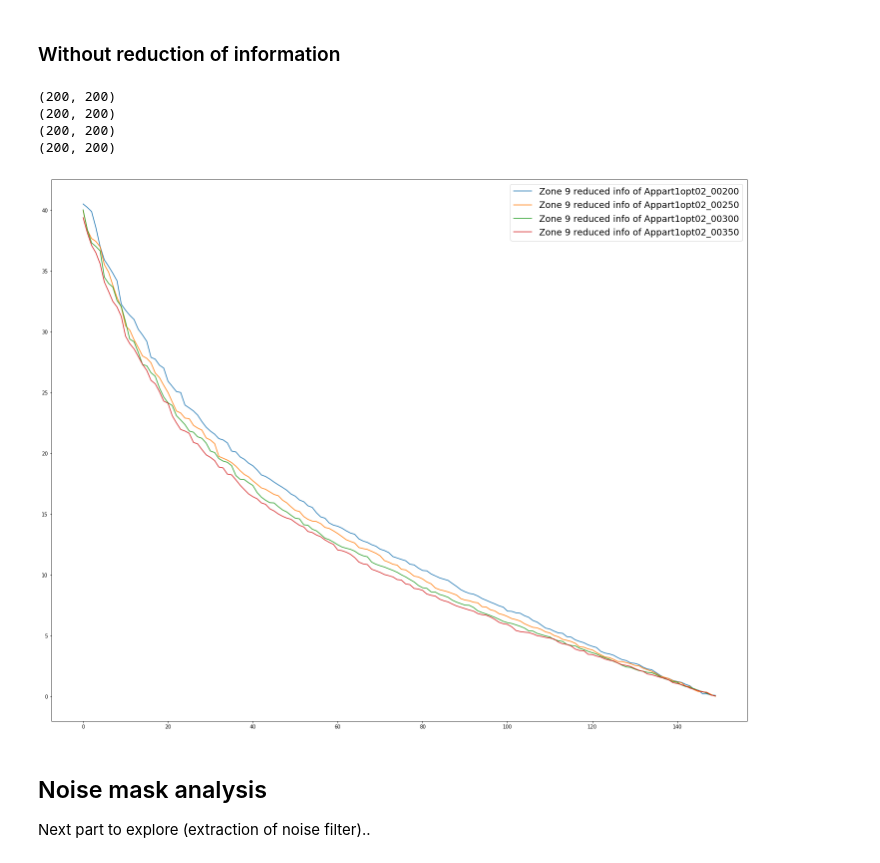
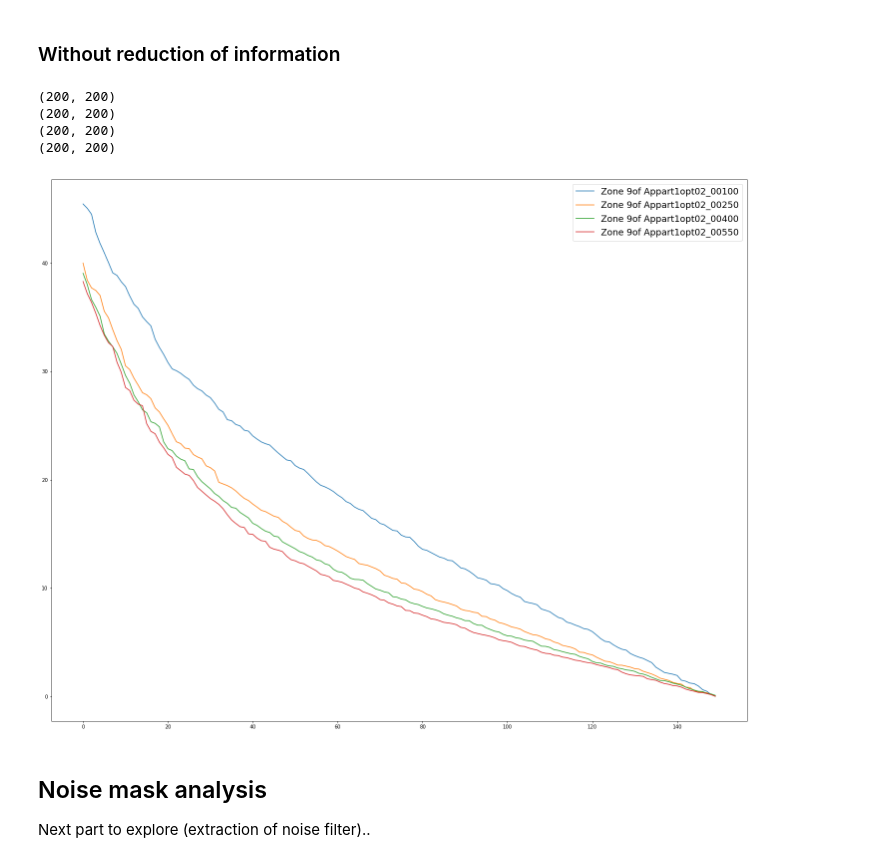
Before and after one commit to prise-3d/Thesis-NoiseDetection-attributes, a Jupyter notebook: analysis/svd_reconstruction_analysis.ipynb, the cells around one changed output. Cells and saved outputs as stored; diff of their text form; code cells hidden in the pictures.

```diff
--- a/analysis/svd_reconstruction_analysis.ipynb
+++ b/analysis/svd_reconstruction_analysis.ipynb
@@ -85,7 +87,7 @@ def diff_between_images(noisy, ref):
 
     return ref - noisy
 # %%
-def display_sv_data(dict_data, zones_data, interval):
+def display_sv_data(dict_data, zones_data, interval, reduced=True):
 
     scene_name = dict_data['name']
     image_indices = dict_data['indices']
@@ -101,7 +103,15 @@ def display_sv_data(dict_data, zones_data, interval):
         U, s, V = metrics.get_SVD(zone)
 
         data = s[begin:end]
-        plt.plot(data, label='Zone ' + str(zone_indice) + ' reduced info of ' + scene_name + '_' + str(image_indices[id_img]))
+
+        label_plt = 'Zone ' + str(zone_indice)
+
+        if reduced:
+            label_plt += ' reduced info '
+
+        label_plt += 'of ' + scene_name + '_' + str(image_indices[id_img])
+
+        plt.plot(data, label=label_plt)
 
     plt.legend(fontsize=18)
     plt.show()
@@ -111,7 +121,7 @@ def display_sv_data(dict_data, zones_data, interval):
 # start 00020 - ref 00900 - step 10
 dict_appart = {'name': 'Appart1opt02',
                'prefix': 'appartAopt_',
-               'indices': ["00200","00250","00300","00350"],
+               'indices': ["00100","00250","00400","00550"],
                'zone': 9}
 
 # start 00050 - ref 01200 - step 10
@@ -183,13 +199,13 @@ display_sv_data(current_dict, reconstructed_images, displayed_interval)
 ### Without reduction of information
 # %%
 zones_lab = [Image.fromarray(np.array(metrics.get_LAB_L(z), 'uint8')) for z in zones]
-display_sv_data(current_dict, zones_lab, displayed_interval)
+display_sv_data(current_dict, zones_lab, displayed_interval, reduced=False)
 # %% [output]
 (200, 200)
 (200, 200)
 (200, 200)
 (200, 200)
-[figure, old version]
+[figure, new version]
 # %% [markdown]
 ## Noise mask analysis
 Next part to explore (extraction of noise filter)..
```
Also changed, not shown: parts of 5 cells of this notebook, 8 other files.
